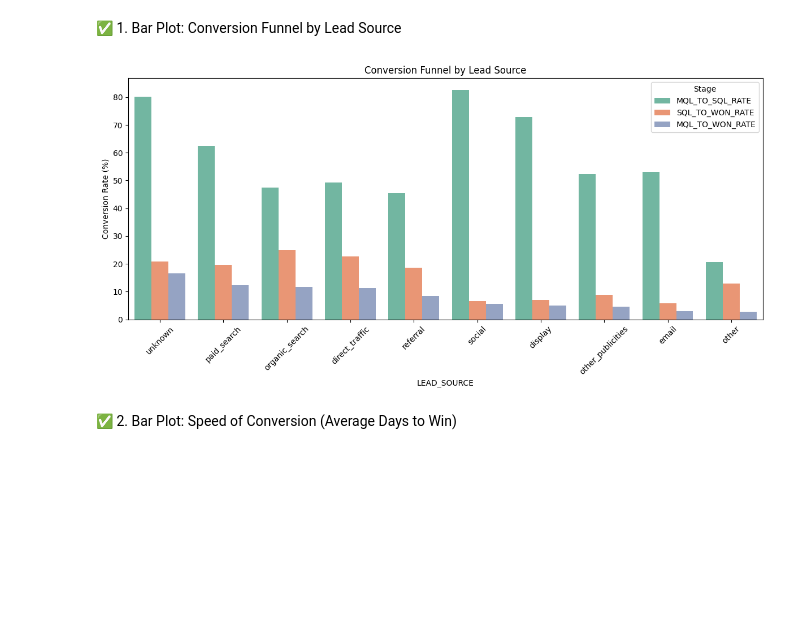
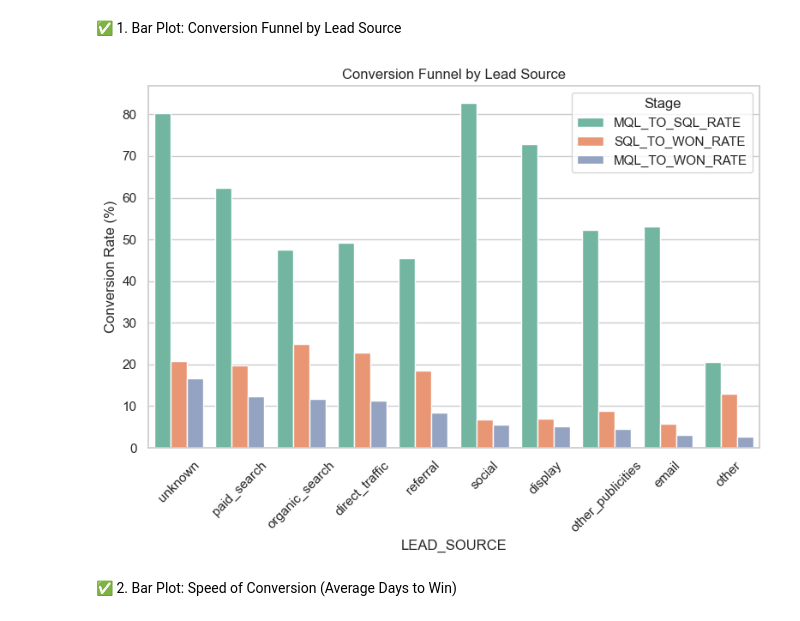
Before and after one commit to AnguieGarciaB/Cobre, a Jupyter notebook: notebooks/insights.ipynb, the cells around one changed output. Drawn from its saved outputs; the diff is of its cells as text; code cells hidden in the pictures; blank space fills up the shorter version.

```diff
--- a/notebooks/insights.ipynb
+++ b/notebooks/insights.ipynb
@@ -181,22 +278,22 @@ plt.show()
 # %%
 import seaborn as sns
 import matplotlib.pyplot as plt
 
-plt.figure(figsize=(12, 6))
+plt.figure(figsize=(8, 6))
 df_melted = df_conversion_rates.melt(id_vars='LEAD_SOURCE',
                                      value_vars=['MQL_TO_SQL_RATE', 'SQL_TO_WON_RATE', 'MQL_TO_WON_RATE'],
                                      var_name='Conversion Stage',
                                      value_name='Rate')
 
 sns.barplot(data=df_melted, x='LEAD_SOURCE', y='Rate', hue='Conversion Stage', palette='Set2')
 
 plt.title('Conversion Funnel by Lead Source')
 plt.ylabel('Conversion Rate (%)')
 plt.xticks(rotation=45)
 plt.legend(title='Stage')
 plt.tight_layout()
 plt.show()
 # %% [output]
-[figure, old version]
+[figure, new version]
 # %% [markdown]
 ✅ 2. Bar Plot: Speed of Conversion (Average Days to Win)
```
Also changed, not shown: parts of 25 cells of this notebook, 15 other files.
